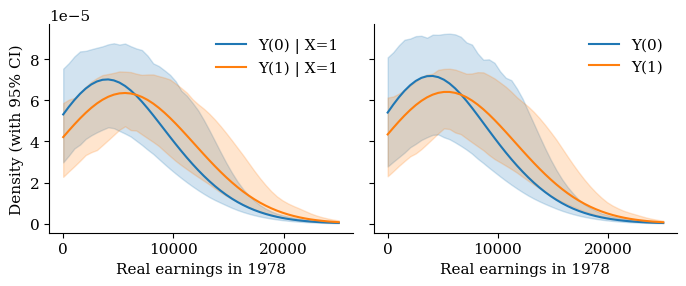
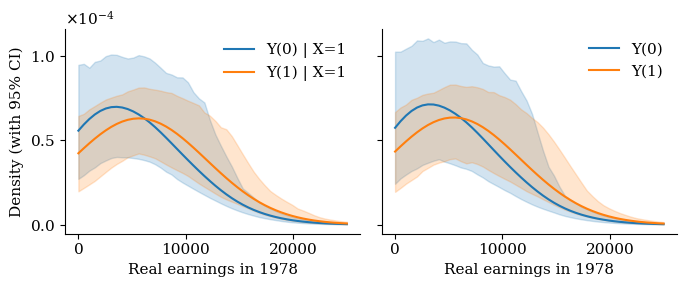
Code edit (unified diff) that turned the first committed figure into the second:
--- before
+++ after
@@ -13,4 +13,13 @@
 axes[0].set_xticks(x_ticks)
 axes[1].set_xticks(x_ticks)
+
+y_ticks = [0, 5e-5, 1e-4]
+axes[0].set_yticks(y_ticks)
+axes[1].set_yticks(y_ticks)
+
+axes[0].yaxis.set_major_formatter(ticker.ScalarFormatter(useMathText=True))
+axes[1].yaxis.set_major_formatter(ticker.ScalarFormatter(useMathText=True))
+axes[0].ticklabel_format(style='sci', axis='y', scilimits=(-3, 3))
+axes[1].ticklabel_format(style='sci', axis='y', scilimits=(-3, 3))
 
 # Left panel: counterfactual densities among treated

Commit: Cosmetics